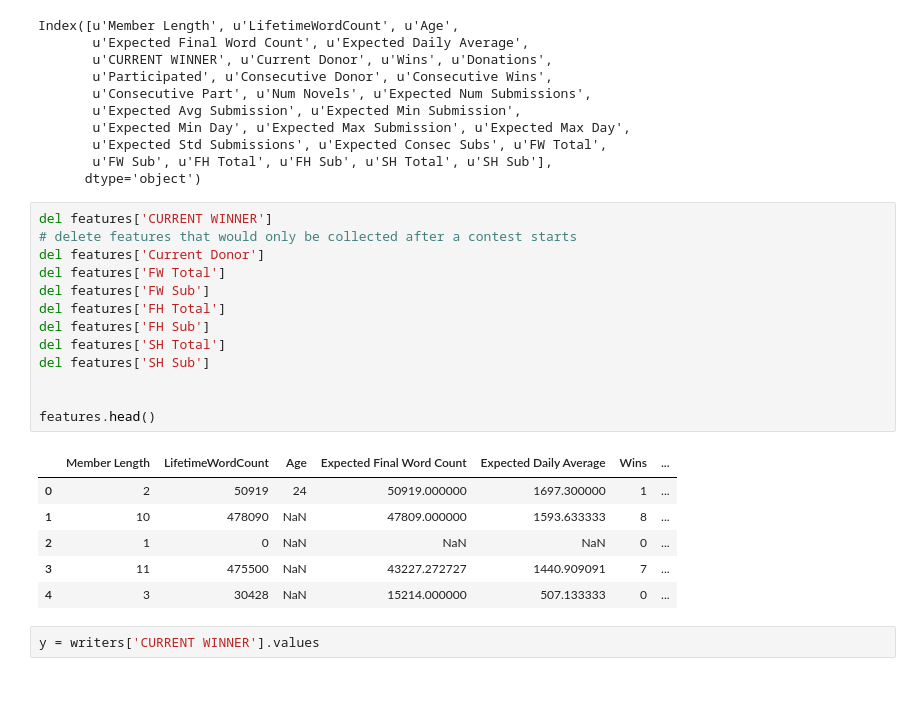
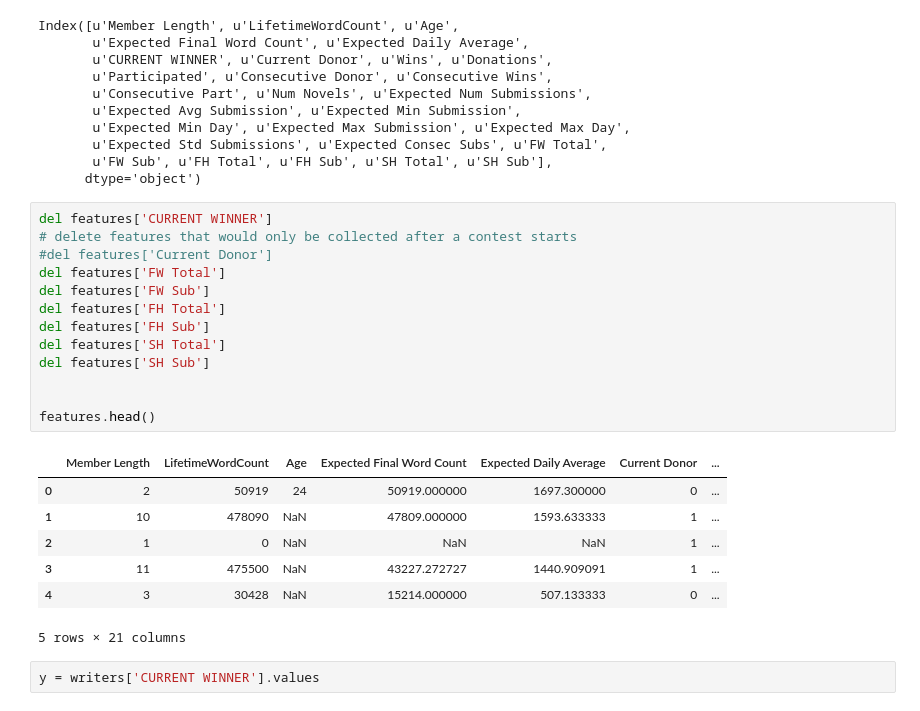
Before and after one commit to nicaless/nanowrimo_ga_project, a Jupyter notebook: analyze/Modeling with Fewer Features.ipynb, the cells around one changed output. Cells and saved outputs as stored; diff of their text form.

```diff
--- a/analyze/Modeling with Fewer Features.ipynb
+++ b/analyze/Modeling with Fewer Features.ipynb
@@ -58,23 +58,24 @@ Index([u'Member Length', u'LifetimeWordCount', u'Age',
 # %%
 del features['CURRENT WINNER']
 # delete features that would only be collected after a contest starts
-del features['Current Donor']
+#del features['Current Donor']
 del features['FW Total']
 del features['FW Sub']
 del features['FH Total']
 del features['FH Sub']
 del features['SH Total']
 del features['SH Sub']
 
 
 features.head()
 # %% [output]
-|  | Member Length | LifetimeWordCount | Age | Expected Final Word Count | Expected Daily Average | Wins | ... |
-| 0 | 2 | 50919 | 24 | 50919.000000 | 1697.300000 | 1 | ... |
-| 1 | 10 | 478090 | NaN | 47809.000000 | 1593.633333 | 8 | ... |
-| 2 | 1 | 0 | NaN | NaN | NaN | 0 | ... |
-| 3 | 11 | 475500 | NaN | 43227.272727 | 1440.909091 | 7 | ... |
+|  | Member Length | LifetimeWordCount | Age | Expected Final Word Count | Expected Daily Average | Current Donor | ... |
+| 0 | 2 | 50919 | 24 | 50919.000000 | 1697.300000 | 0 | ... |
+| 1 | 10 | 478090 | NaN | 47809.000000 | 1593.633333 | 1 | ... |
+| 2 | 1 | 0 | NaN | NaN | NaN | 1 | ... |
+| 3 | 11 | 475500 | NaN | 43227.272727 | 1440.909091 | 1 | ... |
 | 4 | 3 | 30428 | NaN | 15214.000000 | 507.133333 | 0 | ... |
+5 rows × 21 columns
 # %%
 y = writers['CURRENT WINNER'].values
 # %%
```
Also changed, not shown: parts of 8 cells of this notebook, 2 other files.
